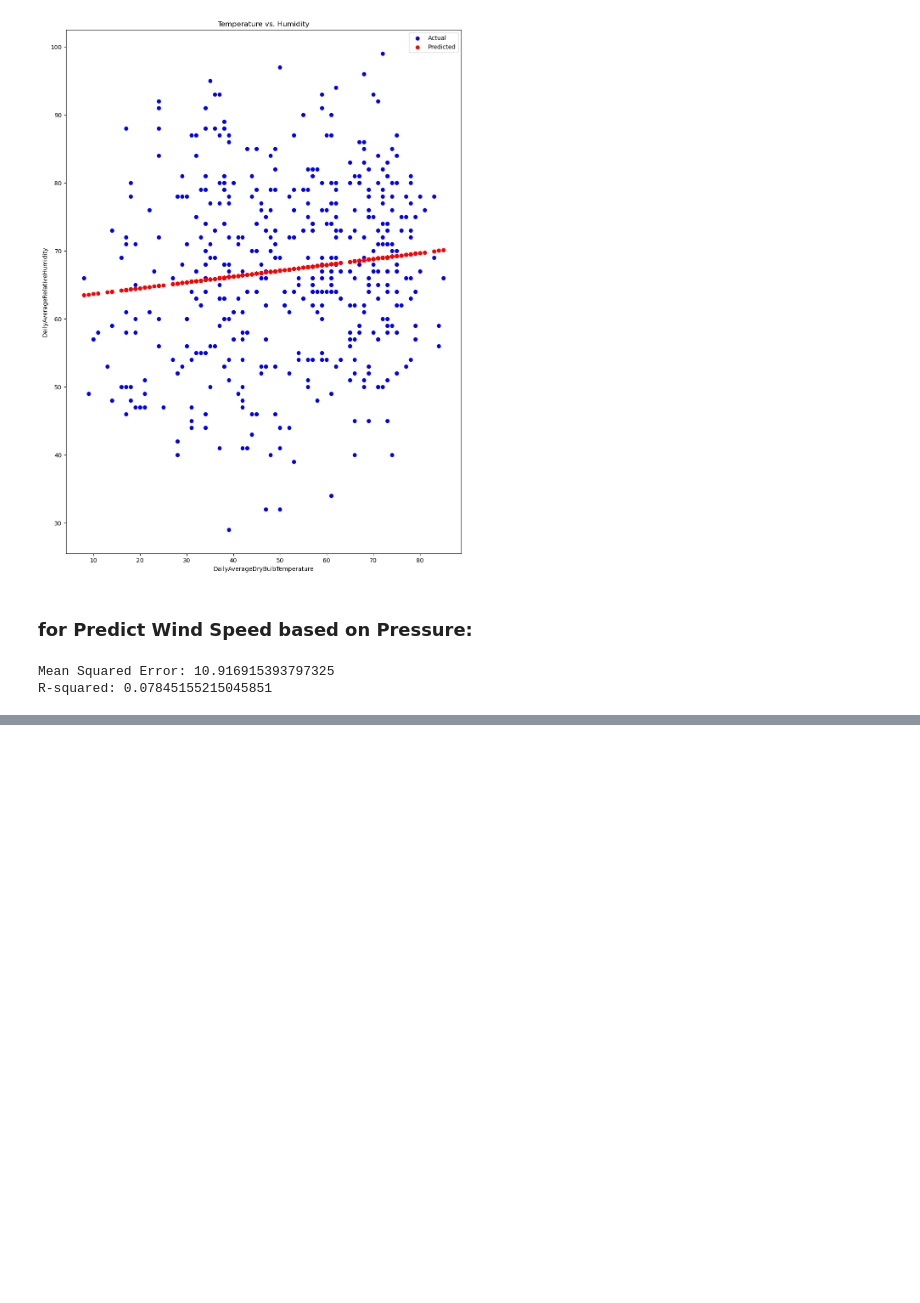
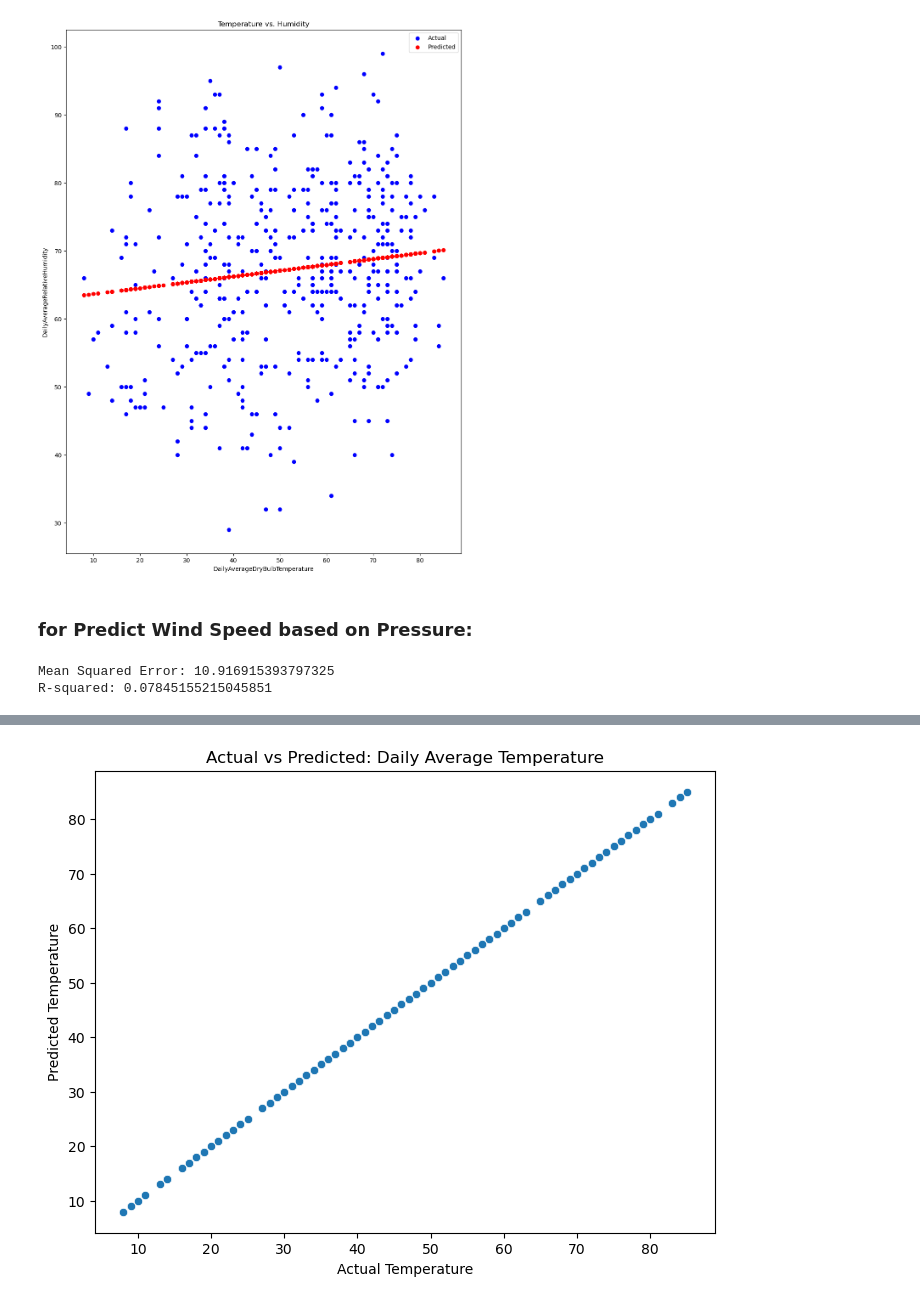
Before and after one commit to srinijalanda93/Adavance_ML, a Jupyter notebook: 2448526_Lab1.ipynb, the cells around one changed output, grey strips where cells are left out. Cells and saved outputs as stored; diff of their text form; code cells hidden in the pictures; blank space fills up the shorter version.

Commit message:
multilinear_regression

```diff
--- a/2448526_Lab1.ipynb
+++ b/2448526_Lab1.ipynb
@@ -396,0 +495,4 @@ plt.show()
+# %%
+# Assuming your DataFrame is named 'data'
+print(data_cleaned.dtypes)
+data_cleaned=data_cleaned
@@ -396,0 +547,30 @@ plt.show()
+# %%
+# Step 1: Define Features (X) and Target (y)
+
+X = data_cleaned.drop('DailyAverageDryBulbTemperature', axis=1)  # Features (all except target)
+y = data_cleaned['DailyAverageDryBulbTemperature']  # Target (temperature)
+
+# Step 2:Split the test
+X_train, X_test, y_train, y_test = train_test_split(X, y, test_size=0.2, random_state=32)
+
+# Step 3: Train the Multiple Linear Regression Model
+modelMultiLinear = LinearRegression()
+modelMultiLinear.fit(X_train, y_train)
+
+# Step 4: Model Coefficients and Intercept
+print("Coefficients:", modelMultiLinear.coef_)  # Coefficients for each feature
+print("Intercept:", modelMultiLinear.intercept_)  # Intercept value
+
+# Step 9: Predict on Test Data
+y_pred = modelMultiLinear.predict(X_test)
+
+
+
+from sklearn.metrics import mean_squared_error, r2_score,mean_absolute_error
+r2 = r2_score(y_test, y_pred)  # R-squared score
+mae = mean_absolute_error(y_test, y_pred)  # Mean Absolute Error
+rmse = np.sqrt(mean_squared_error(y_test, y_pred))  # Root Mean Squared Error
+
+print(f"R² Score: {r2}")
+print(f"Mean Absolute Error: {mae}")
+print(f"Root Mean Squared Error: {rmse}")
@@ -396,0 +588,13 @@ plt.show()
+# %%
+# Optional: Visualize Actual vs Predicted Values
+import matplotlib.pyplot as plt
+import seaborn as sns
+
+plt.figure(figsize=(8, 6))
+sns.scatterplot(x=y_test, y=y_pred)
+plt.xlabel('Actual Temperature')
+plt.ylabel('Predicted Temperature')
+plt.title('Actual vs Predicted: Daily Average Temperature')
+plt.show()
+# %% [output]
+[figure, added]
```
Also changed, not shown: parts of 12 cells of this notebook.
